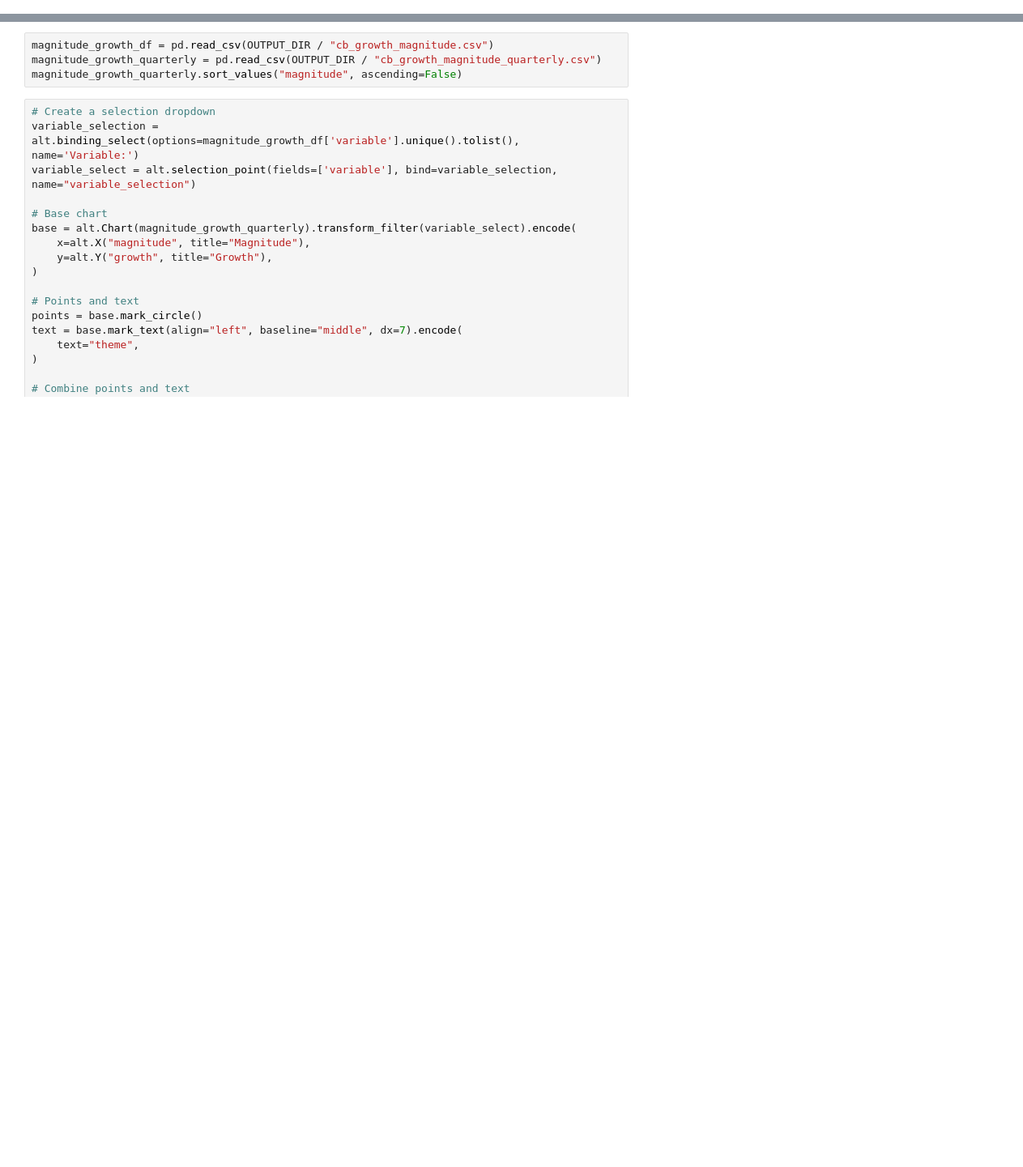
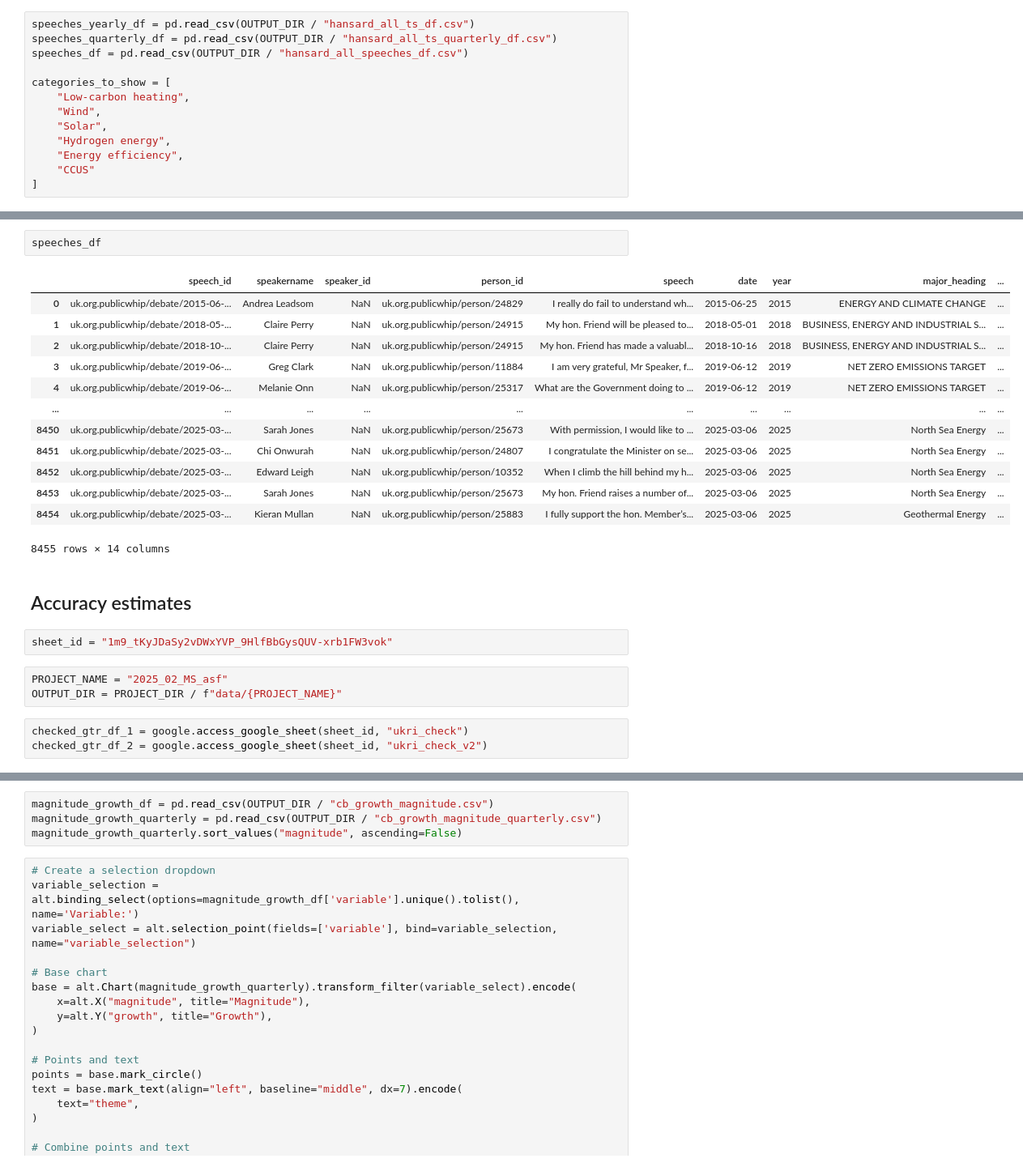
Before and after one commit to nestauk/discovery_mission_radar_prototyping, a Jupyter notebook: notebooks/2025_02_MS_asf/kk_04_radar_charts.ipynb, the cells around one changed output, grey strips where cells are left out. Shown at 81% size. Saved outputs shown, nothing was run; the diff lists cells and outputs as text; blank space fills up the shorter version.

```diff
--- a/notebooks/2025_02_MS_asf/kk_04_radar_charts.ipynb
+++ b/notebooks/2025_02_MS_asf/kk_04_radar_charts.ipynb
@@ -18,0 +678,13 @@ OUTPUT_DIR = src_utils.OUTPUT_DIR / "mission_radar"
+# %%
+speeches_yearly_df = pd.read_csv(OUTPUT_DIR / "hansard_all_ts_df.csv")
+speeches_quarterly_df = pd.read_csv(OUTPUT_DIR / "hansard_all_ts_quarterly_df.csv")
+speeches_df = pd.read_csv(OUTPUT_DIR / "hansard_all_speeches_df.csv")
+
+categories_to_show = [
+    "Low-carbon heating",
+    "Wind",
+    "Solar",
+    "Hydrogen energy",
+    "Energy efficiency",
+    "CCUS"
+]
@@ -18,0 +878,26 @@ OUTPUT_DIR = src_utils.OUTPUT_DIR / "mission_radar"
+# %%
+speeches_df
+# %% [output]
+|  | speech_id | speakername | speaker_id | person_id | speech | date | year | major_heading | ... |
+| 0 | uk.org.publicwhip/debate/2015-06-... | Andrea Leadsom | NaN | uk.org.publicwhip/person/24829 | I really do fail to understand wh... | 2015-06-25 | 2015 | ENERGY AND CLIMATE CHANGE | ... |
+| 1 | uk.org.publicwhip/debate/2018-05-... | Claire Perry | NaN | uk.org.publicwhip/person/24915 | My hon. Friend will be pleased to... | 2018-05-01 | 2018 | BUSINESS, ENERGY AND INDUSTRIAL S... | ... |
+| 2 | uk.org.publicwhip/debate/2018-10-... | Claire Perry | NaN | uk.org.publicwhip/person/24915 | My hon. Friend has made a valuabl... | 2018-10-16 | 2018 | BUSINESS, ENERGY AND INDUSTRIAL S... | ... |
+| 3 | uk.org.publicwhip/debate/2019-06-... | Greg Clark | NaN | uk.org.publicwhip/person/11884 | I am very grateful, Mr Speaker, f... | 2019-06-12 | 2019 | NET ZERO EMISSIONS TARGET | ... |
+| 4 | uk.org.publicwhip/debate/2019-06-... | Melanie Onn | NaN | uk.org.publicwhip/person/25317 | What are the Government doing to ... | 2019-06-12 | 2019 | NET ZERO EMISSIONS TARGET | ... |
+| ... | ... | ... | ... | ... | ... | ... | ... | ... | ... |
+| 8450 | uk.org.publicwhip/debate/2025-03-... | Sarah Jones | NaN | uk.org.publicwhip/person/25673 | With permission, I would like to ... | 2025-03-06 | 2025 | North Sea Energy | ... |
+| 8451 | uk.org.publicwhip/debate/2025-03-... | Chi Onwurah | NaN | uk.org.publicwhip/person/24807 | I congratulate the Minister on se... | 2025-03-06 | 2025 | North Sea Energy | ... |
+| 8452 | uk.org.publicwhip/debate/2025-03-... | Edward Leigh | NaN | uk.org.publicwhip/person/10352 | When I climb the hill behind my h... | 2025-03-06 | 2025 | North Sea Energy | ... |
+| 8453 | uk.org.publicwhip/debate/2025-03-... | Sarah Jones | NaN | uk.org.publicwhip/person/25673 | My hon. Friend raises a number of... | 2025-03-06 | 2025 | North Sea Energy | ... |
+| 8454 | uk.org.publicwhip/debate/2025-03-... | Kieran Mullan | NaN | uk.org.publicwhip/person/25883 | I fully support the hon. Member’s... | 2025-03-06 | 2025 | Geothermal Energy | ... |
+8455 rows × 14 columns
+# %% [markdown]
+## Accuracy estimates
+# %%
+sheet_id = "1m9_tKyJDaSy2vDWxYVP_9HlfBbGysQUV-xrb1FW3vok"
+# %%
+PROJECT_NAME = "2025_02_MS_asf"
+OUTPUT_DIR = PROJECT_DIR / f"data/{PROJECT_NAME}"
+# %%
+checked_gtr_df_1 = google.access_google_sheet(sheet_id, "ukri_check")
+checked_gtr_df_2 = google.access_google_sheet(sheet_id, "ukri_check_v2")
```
Also changed, not shown: parts of 67 cells of this notebook, 12 other files.
